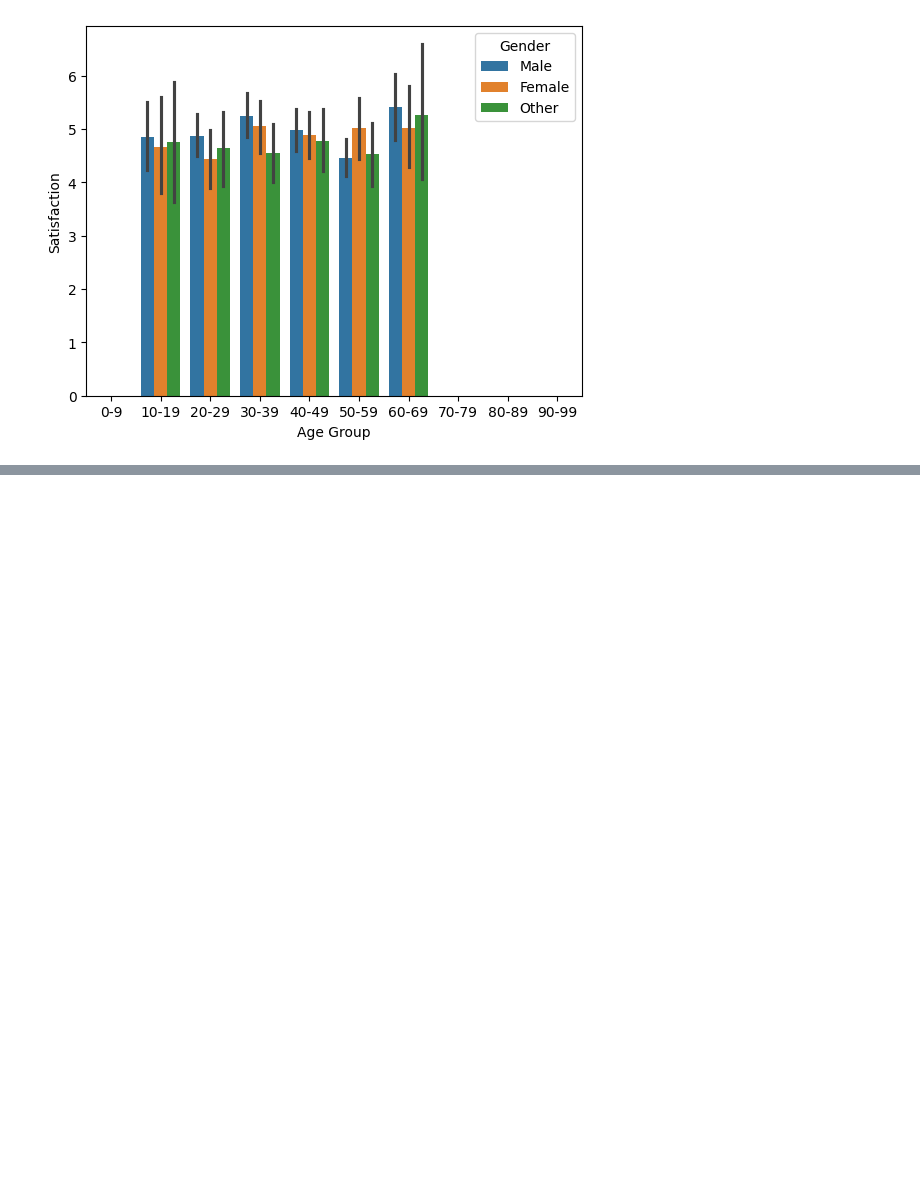
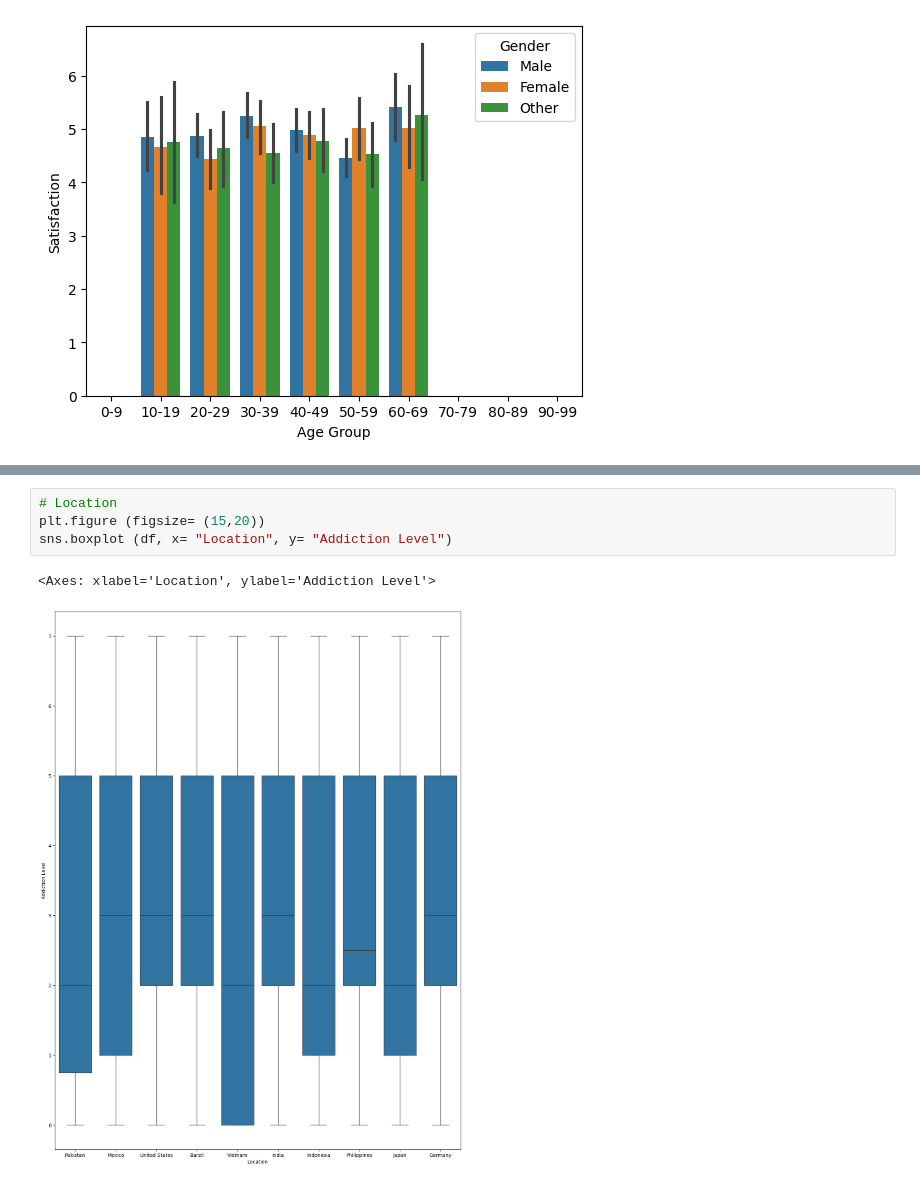
Before and after one commit to khelifaYacine/Menace-des-r-seaux-sociaux-, a Jupyter notebook: EDA_Temps_perdu_reseaux_sociaux.ipynb, the cells around one changed output, grey strips where cells are left out. Saved outputs shown, nothing was run; the diff lists cells and outputs as text; blank space fills up the shorter version.

Commit message:
location addiction lavel

```diff
--- a/EDA_Temps_perdu_reseaux_sociaux.ipynb
+++ b/EDA_Temps_perdu_reseaux_sociaux.ipynb
@@ -172,0 +173,7 @@ sns.barplot(df, x= "Satisfaction",y= "Video Category", hue ="Gender")
+# %%
+# Location
+plt.figure (figsize= (15,20))
+sns.boxplot (df, x= "Location", y= "Addiction Level")
+# %% [output]
+<Axes: xlabel='Location', ylabel='Addiction Level'>
+[figure, added]
```
Also changed, not shown: parts of 1 cell of this notebook.
